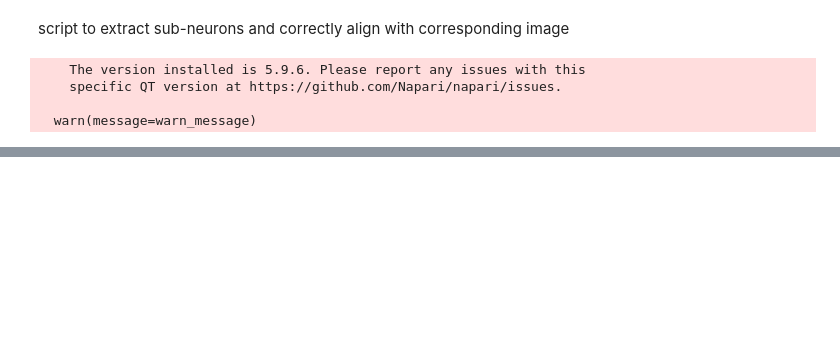
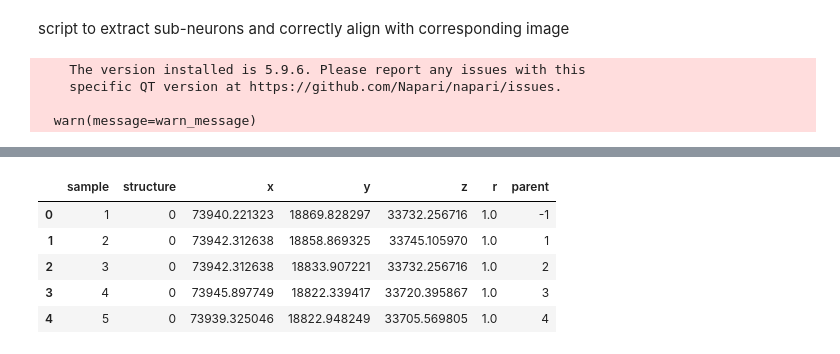
Before and after one commit to jtrieu2/mouselit, a Jupyter notebook: victor/code/Dec 6.ipynb, the cells around one changed output, grey strips where cells are left out. Cells and saved outputs as stored; diff of their text form; code cells hidden in the pictures; blank space fills up the shorter version.

```diff
--- a/victor/code/Dec 6.ipynb
+++ b/victor/code/Dec 6.ipynb
@@ -28,0 +196,17 @@ import napari
+# %%
+## show conensus neuron G-002
+# parameters
+consen_neuron_path = '2018-08-01_G-002_consensus.swc'
+spacing = np.array([0.29875923,0.3044159,0.98840415])
+origin = np.array([70093.276,15071.596,29306.737])
+
+# read swc into dataframe
+df,_,_,_ = read_swc_offset(consen_neuron_path)
+df.head()
+# %% [output]
+|  | sample | structure | x | y | z | r | parent |
+| 0 | 1 | 0 | 73940.221323 | 18869.828297 | 33732.256716 | 1.0 | -1 |
+| 1 | 2 | 0 | 73942.312638 | 18858.869325 | 33745.105970 | 1.0 | 1 |
+| 2 | 3 | 0 | 73942.312638 | 18833.907221 | 33732.256716 | 1.0 | 2 |
+| 3 | 4 | 0 | 73945.897749 | 18822.339417 | 33720.395867 | 1.0 | 3 |
+| 4 | 5 | 0 | 73939.325046 | 18822.948249 | 33705.569805 | 1.0 | 4 |
```
Also changed, not shown: parts of 18 cells of this notebook, 4 other files.
